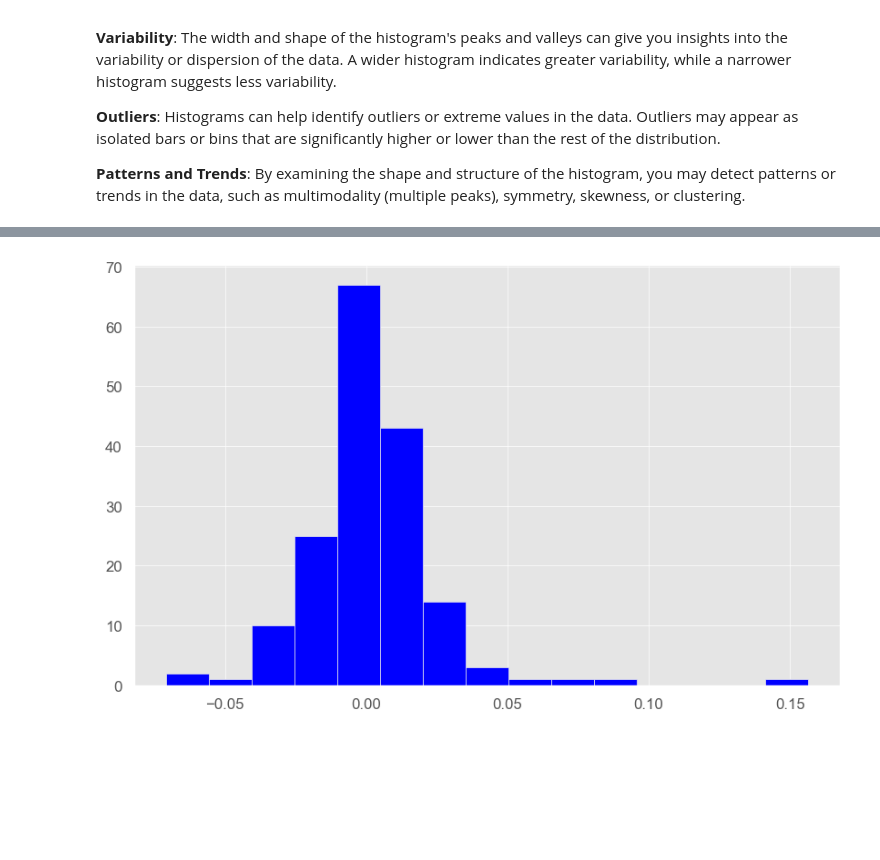
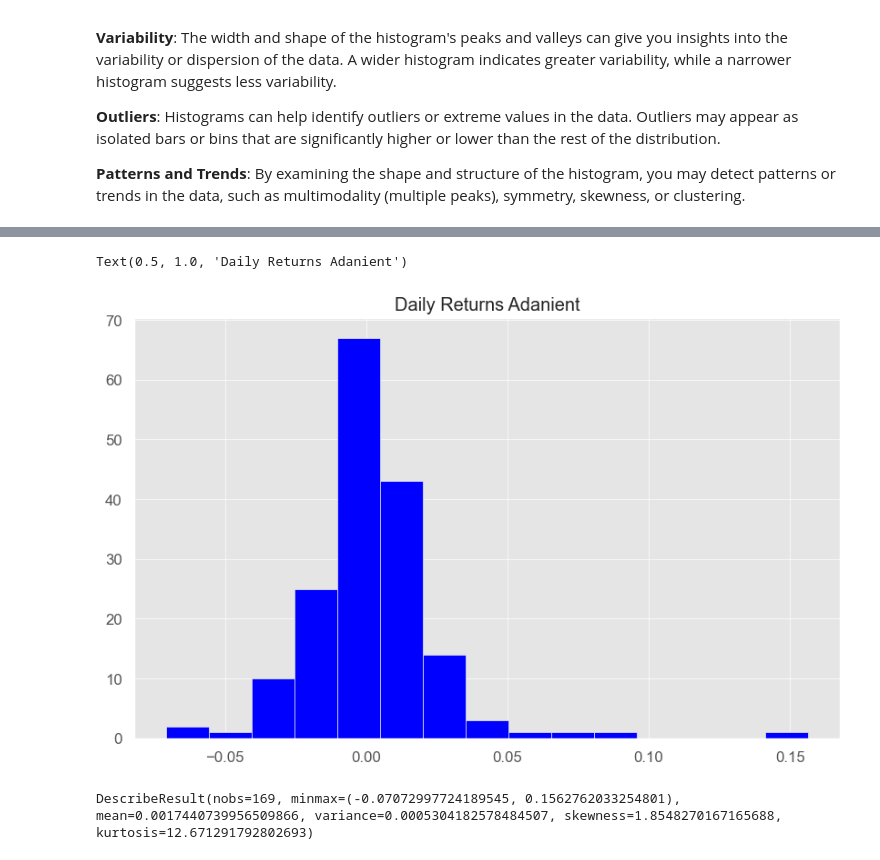
Before and after one commit to Ayush-sacri/Stock-Analysis, a Jupyter notebook: Stock-Analysis.ipynb, the cells around one changed output, grey strips where cells are left out. Drawn from its saved outputs; the diff is of its cells as text; code cells hidden in the pictures; blank space fills up the shorter version.

```diff
--- a/Stock-Analysis.ipynb
+++ b/Stock-Analysis.ipynb
@@ -236,7 +238,13 @@ plt.hist(daily_returns,bins=5);
 # %%
 plt.hist(daily_returns['ADANIENT'],bins=15,color='blue');
+plt.title("Daily Returns Adanient")
 # %% [output]
+Text(0.5, 1.0, 'Daily Returns Adanient')
-[figure, old version]
+[figure, new version]
+# %%
+stats.describe(daily_returns['ADANIENT'])
+# %% [output]
+DescribeResult(nobs=169, minmax=(-0.07072997724189545, 0.1562762033254801), mean=0.0017440739956509866, variance=0.0005304182578484507, skewness=1.8548270167165688, kurtosis=12.671291792802693)
 # %%
 nobs,minmax,mean,variance,skewness,kurtosis=stats.describe(daily_returns['ADANIENT'])
 mini,maxi=minmax
```
Also changed, not shown: parts of 15 cells of this notebook.
